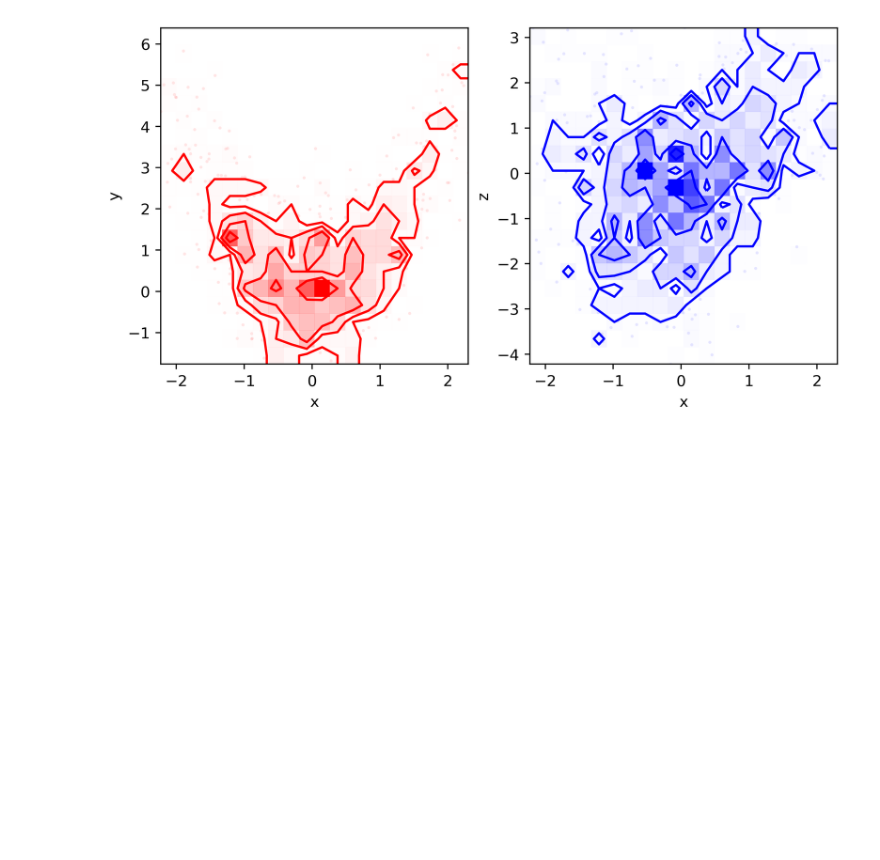
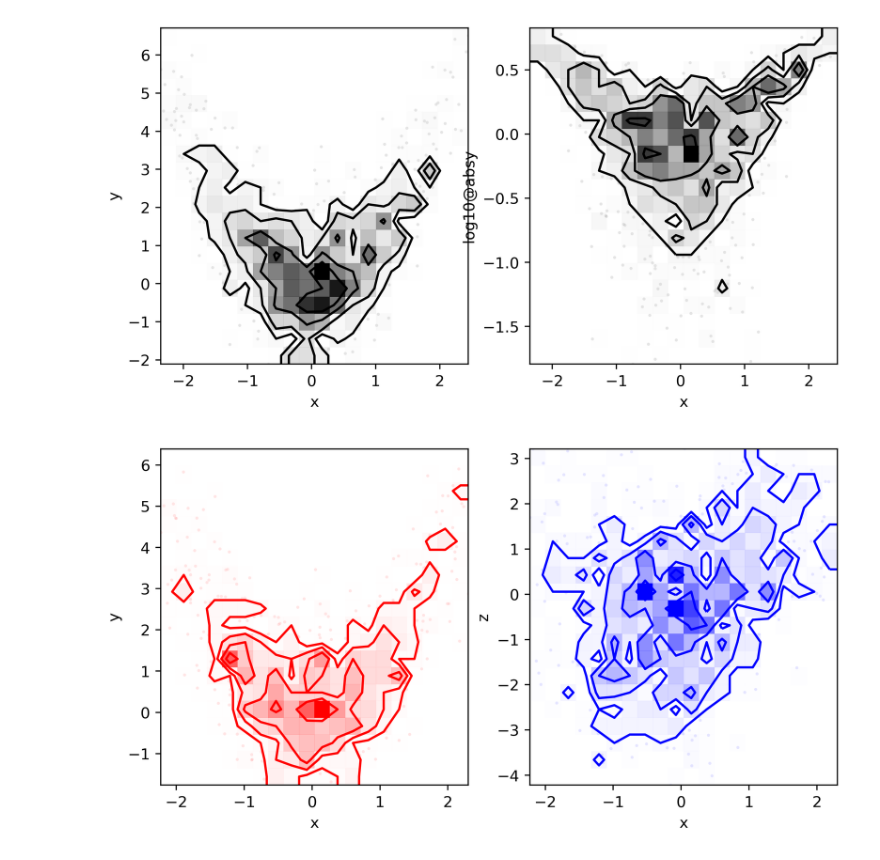
Before and after one commit to astro-jingtao/astro_statistics_assistant, a Jupyter notebook: example/contour_plot.ipynb, the cells around one changed output. Drawn from its saved outputs; the diff is of its cells as text; code cells hidden in the pictures; blank space fills up the shorter version.

```diff
--- a/example/contour_plot.ipynb
+++ b/example/contour_plot.ipynb
@@ -16,3 +16,7 @@ dataset.contour('x', ['y', 'z'], subplots_kwargs={'figshape': (1, 2)})
+# %%
+dataset.contour('x', ['y', 'log10@absy'], subplots_kwargs={'figshape': (1, 2)})
+# %% [output]
+[figure, added]
 # %%
 dataset.contour('x', ['y', 'z'], subplots_kwargs={'figshape': (1, 2)}, color_each=['red', 'blue'])
 # %% [output]
```
Also changed, not shown: parts of 3 cells of this notebook, 2 other files.
